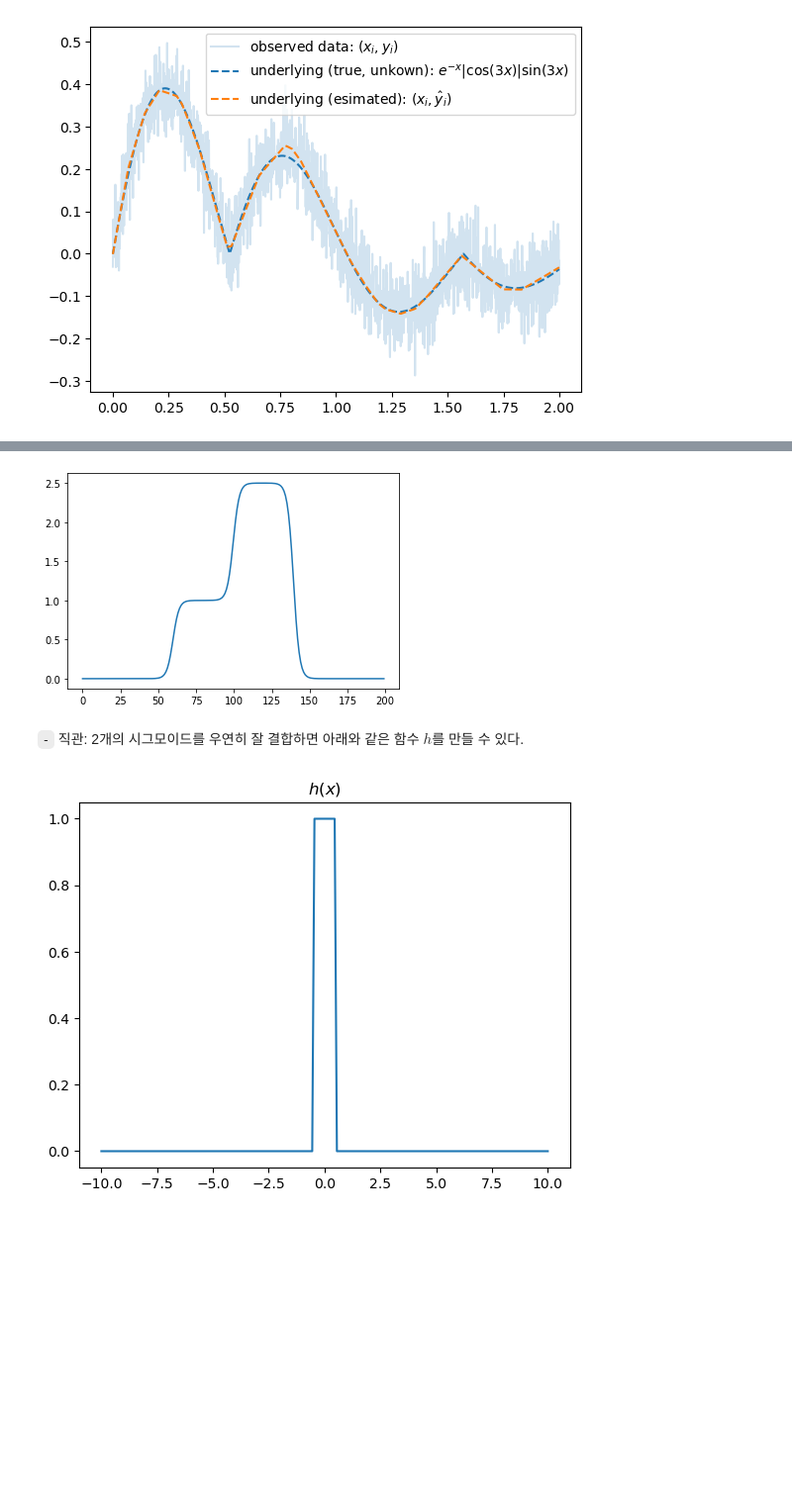
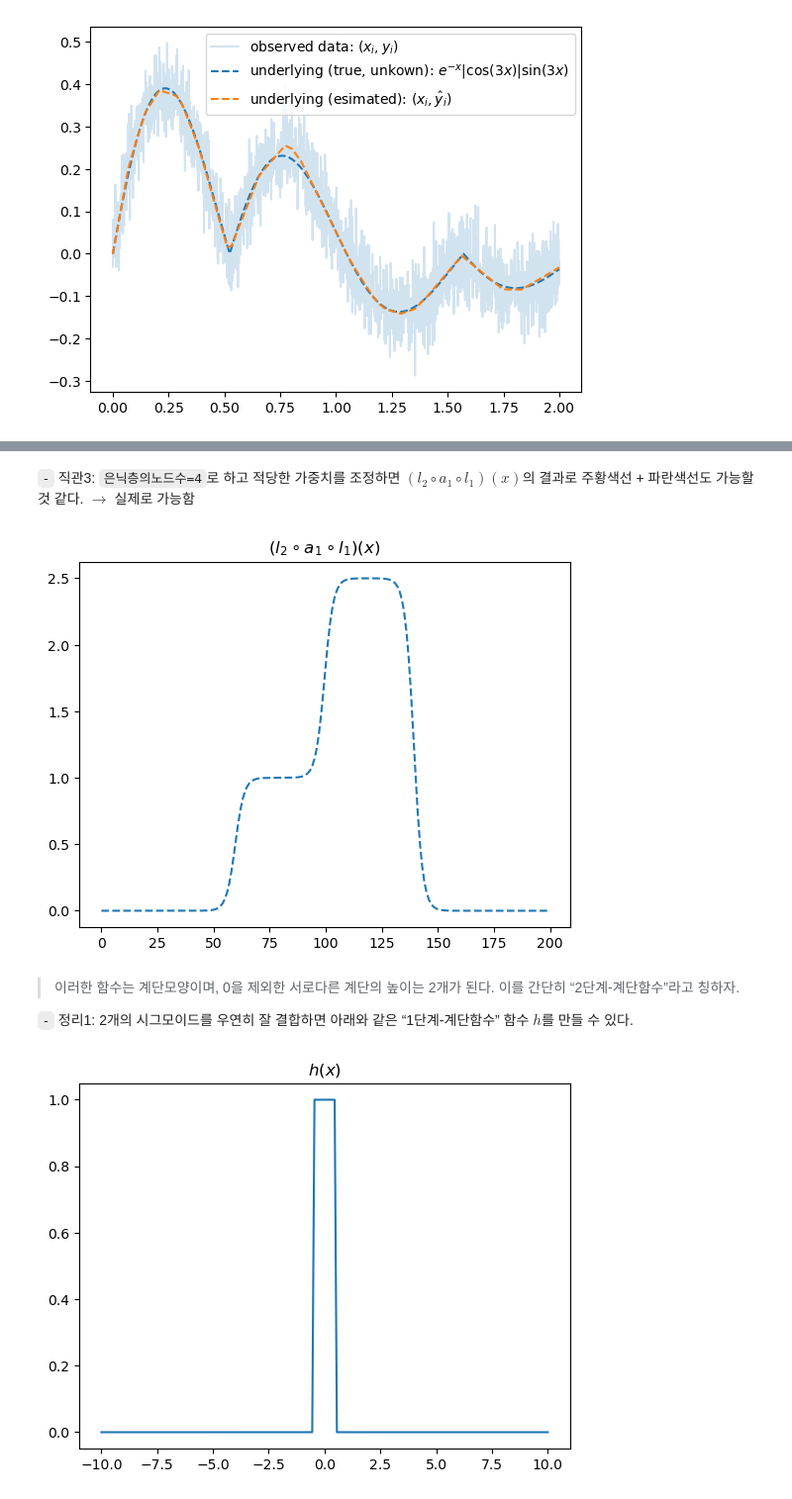
Before and after one commit to guebin/DL2024, a Jupyter notebook: docs/posts/04wk-1.out.ipynb, the cells around one changed output, grey strips where cells are left out. Shown: that part at 99% size. Saved outputs shown, nothing was run; the diff lists cells and outputs as text; code cells hidden in the pictures; blank space fills up the shorter version.

```diff
--- a/docs/posts/04wk-1.out.ipynb
+++ b/docs/posts/04wk-1.out.ipynb
@@ -228,3 +239,7 @@ $(l_2\circ a_1 \circ l_1)(x)$의 결과로 주황색선 + 파란색선도 가능
+# %% [markdown]
+`-` 직관3: `은닉층의노드수=4`로 하고 적당한 가중치를 조정하면
+$(l_2\circ a_1 \circ l_1)(x)$의 결과로 주황색선 + 파란색선도 가능할 것
+같다. $\to$ 실제로 가능함
 # %%
 l1 = torch.nn.Linear(in_features=1,out_features=4)
 a1 = torch.nn.Sigmoid()
@@ -235,12 +250,16 @@ l1.bias.data = torch.tensor([0.00, 20.00, 20.00, 0])
 l2.weight.data = torch.tensor([[1.00,  1.00, 2.50,  2.50]])
 l2.bias.data = torch.tensor([-1.0-2.5])
 # %%
-plt.plot(l2(a1(l1(x))).data)
+plt.plot(l2(a1(l1(x))).data,'--')
+plt.title(r"$(l_2 \circ a_1 \circ l_1)(x)$")
 # %% [output]
-[figure, old version]
+[figure, new version]
-# %% [markdown]
-`-` 직관: 2개의 시그모이드를 우연히 잘 결합하면 아래와 같은 함수 $h$를
-만들 수 있다.
+# %% [markdown]
+> 이러한 함수는 계단모양이며, 0을 제외한 서로다른 계단의 높이는 2개가
+> 된다. 이를 간단히 “2단계-계단함수”라고 칭하자.
+
+`-` 정리1: 2개의 시그모이드를 우연히 잘 결합하면 아래와 같은
+“1단계-계단함수” 함수 $h$를 만들 수 있다.
 # %%
 h = lambda x: torch.sigmoid(200*(x+0.5))+torch.sigmoid(-200*(x-0.5))-1.0
 # %%
```
Also changed, not shown: parts of 65 cells of this notebook, 50 other files.
